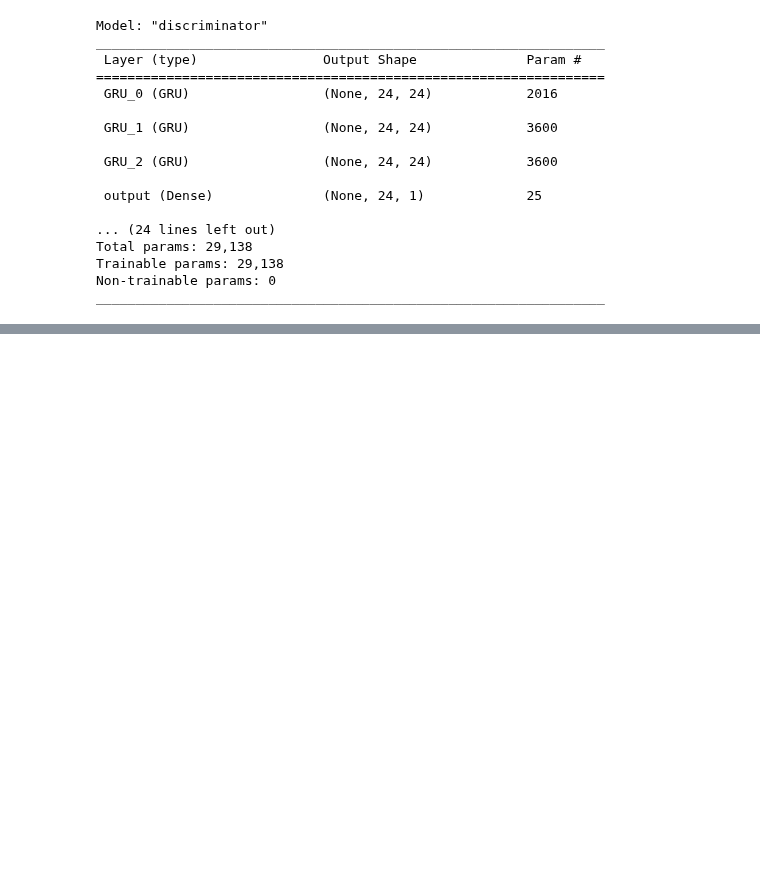
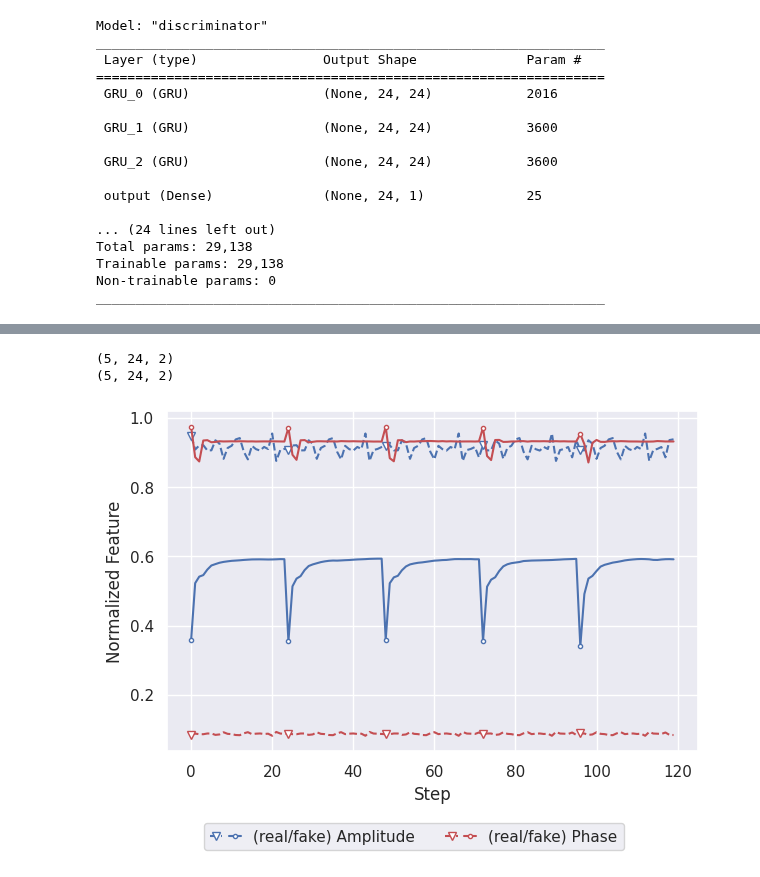
Before and after one commit to zanderman/gan-wireless-5g, a Jupyter notebook: gan.ipynb, the cells around one changed output, grey strips where cells are left out. Cells and saved outputs as stored; diff of their text form; code cells hidden in the pictures; blank space fills up the shorter version.

```diff
--- a/gan.ipynb
+++ b/gan.ipynb
@@ -1465,0 +1062,42 @@ fig = plot(
+# %%
+dataset_loader_func = dataset_loader_wrapper(
+    path=roots['dataset']/"16-qam",
+    feat_len=feat_len,
+    window_len=window_len,
+    split=[.7, .2, .1],
+    shuffle=False,
+)
+
+# n = 10_000
+n = 5
+train, val, test = dataset_loader_func(n)
+x_real = next(iter(train))
+x_fake = model.generator(tf.random.normal(shape=(*x_real.shape[:-1],128)))
+
+
+
+### Plot the real/fake features.
+fig, axd = plt.subplot_mosaic("A", figsize=(6,4), constrained_layout=True)
+
+plot_tups = []
+
+key = 'A'
+p1 = axd[key].plot(x_real[:,:,0].numpy().ravel(), 'b--', marker='v', markevery=window_len, markerfacecolor='white', label='Real Amplitude')
+p2 = axd[key].plot(x_fake[:,:,0].numpy().ravel(), 'b', marker='.', markevery=window_len, markerfacecolor='white', label='Fake Amplitude')
+plot_tups.append(((p1[0], p2[0]), '(real/fake) Amplitude'))
+
+p1 = axd[key].plot(x_real[:,:,1].numpy().ravel(), 'r--', marker='v', markevery=window_len, markerfacecolor='white', label='Real Phase')
+p2 = axd[key].plot(x_fake[:,:,1].numpy().ravel(), 'r', marker='.', markevery=window_len, markerfacecolor='white', label='Fake Phase')
+plot_tups.append(((p1[0], p2[0]), '(real/fake) Phase'))
+
+
+plot_axes, labels = zip(*plot_tups)
+fig.legend(plot_axes, labels, loc='upper center', handler_map={tuple: HandlerTuple(ndivide=None)}, ncol=2, bbox_to_anchor=(0.52,-0.02))
+        # Keep track of figure for later.
+
+axd[key].set_ylabel('Normalized Feature')
+axd[key].set_xlabel('Step')
+
+
+fig.savefig(roots['images']/'gan_generator_example.png', bbox_inches='tight')
+# %% [output]
@@ -1465,0 +1105,3 @@ fig = plot(
+(5, 24, 2)
+(5, 24, 2)
+[figure, added]
```
Also changed, not shown: parts of 21 cells of this notebook.
